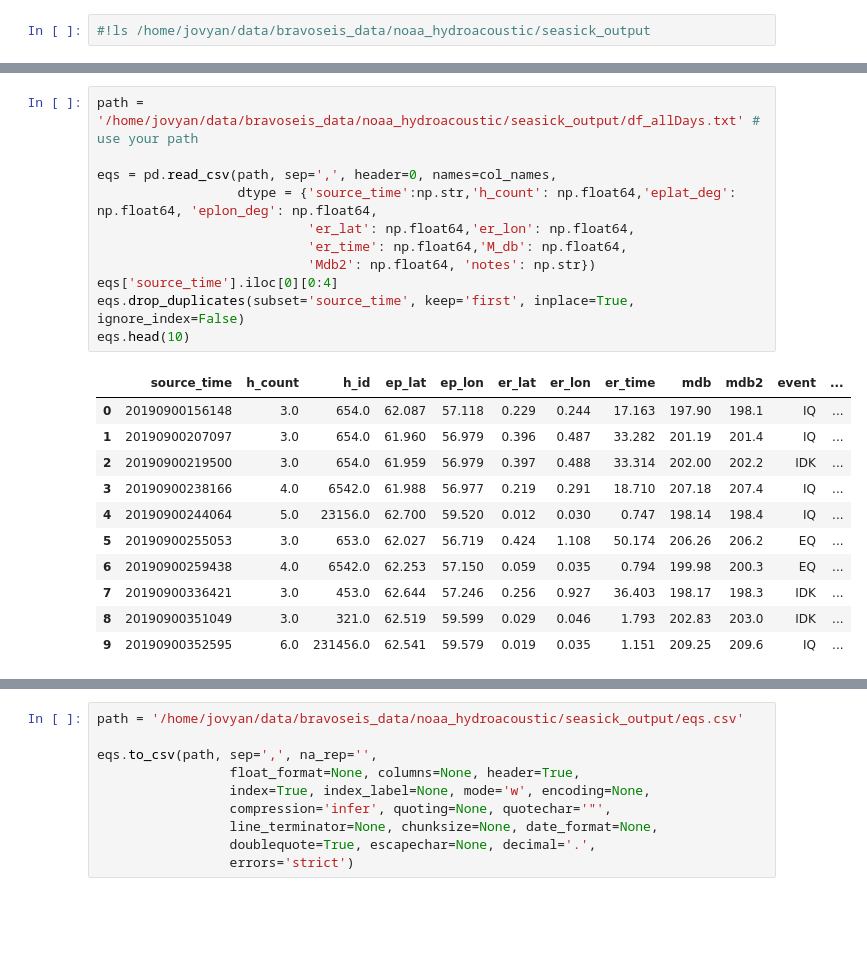
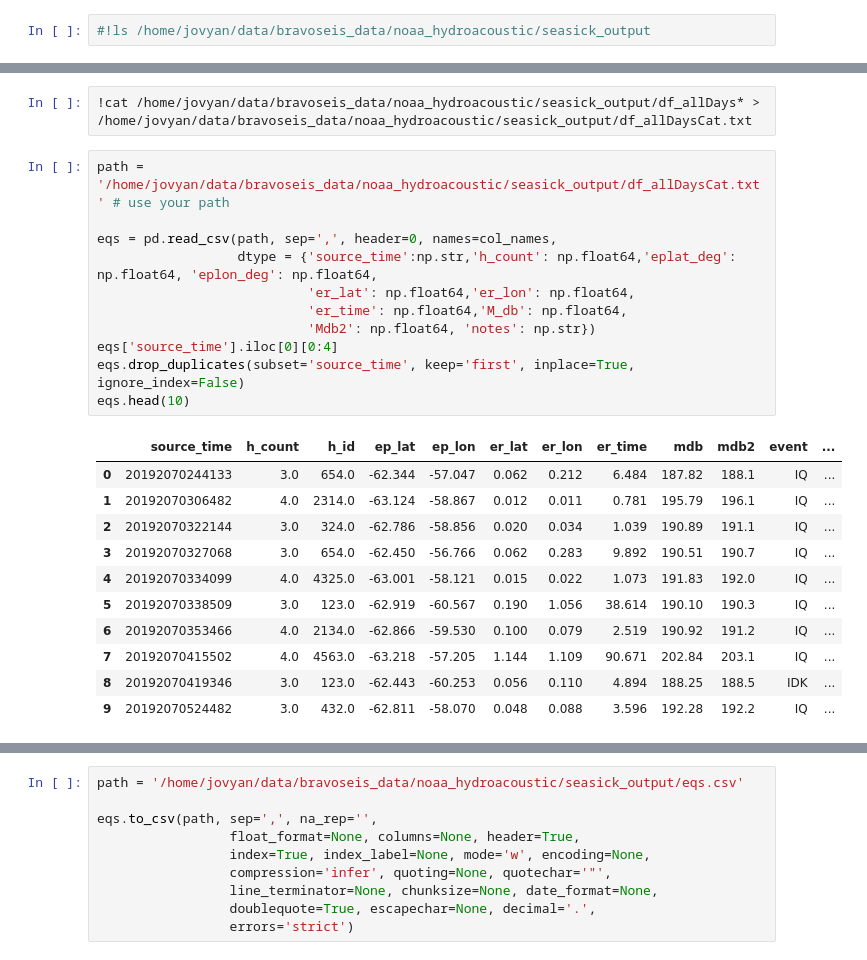
Before and after one commit to daxsoule/bravoseis, a Jupyter notebook: notebooks/hydroacoustic_dataframe.ipynb, the cells around one changed output, grey strips where cells are left out. Cells and saved outputs as stored; diff of their text form; blank space fills up the shorter version.

```diff
--- a/notebooks/hydroacoustic_dataframe.ipynb
+++ b/notebooks/hydroacoustic_dataframe.ipynb
@@ -98,26 +87,28 @@ col_names = ['source_time', 'h_count', 'h_id', 'ep_lat', 'ep_lon', 'er_lat', 'er
+# %%
+!cat /home/jovyan/data/bravoseis_data/noaa_hydroacoustic/seasick_output/df_allDays* > /home/jovyan/data/bravoseis_data/noaa_hydroacoustic/seasick_output/df_allDaysCat.txt
 # %%
-path = '/home/jovyan/data/bravoseis_data/noaa_hydroacoustic/seasick_output/df_allDays.txt' # use your path
+path = '/home/jovyan/data/bravoseis_data/noaa_hydroacoustic/seasick_output/df_allDaysCat.txt' # use your path
 
 eqs = pd.read_csv(path, sep=',', header=0, names=col_names,
                   dtype = {'source_time':np.str,'h_count': np.float64,'eplat_deg': np.float64, 'eplon_deg': np.float64,
                            'er_lat': np.float64,'er_lon': np.float64,
                            'er_time': np.float64,'M_db': np.float64,
                            'Mdb2': np.float64, 'notes': np.str})
 eqs['source_time'].iloc[0][0:4]
 eqs.drop_duplicates(subset='source_time', keep='first', inplace=True, ignore_index=False)
 eqs.head(10)
 # %% [output]
 |  | source_time | h_count | h_id | ep_lat | ep_lon | er_lat | er_lon | er_time | mdb | mdb2 | event | ... |
-| 0 | 20190900156148 | 3.0 | 654.0 | 62.087 | 57.118 | 0.229 | 0.244 | 17.163 | 197.90 | 198.1 | IQ | ... |
-| 1 | 20190900207097 | 3.0 | 654.0 | 61.960 | 56.979 | 0.396 | 0.487 | 33.282 | 201.19 | 201.4 | IQ | ... |
-| 2 | 20190900219500 | 3.0 | 654.0 | 61.959 | 56.979 | 0.397 | 0.488 | 33.314 | 202.00 | 202.2 | IDK | ... |
-| 3 | 20190900238166 | 4.0 | 6542.0 | 61.988 | 56.977 | 0.219 | 0.291 | 18.710 | 207.18 | 207.4 | IQ | ... |
-| 4 | 20190900244064 | 5.0 | 23156.0 | 62.700 | 59.520 | 0.012 | 0.030 | 0.747 | 198.14 | 198.4 | IQ | ... |
-| 5 | 20190900255053 | 3.0 | 653.0 | 62.027 | 56.719 | 0.424 | 1.108 | 50.174 | 206.26 | 206.2 | EQ | ... |
-| 6 | 20190900259438 | 4.0 | 6542.0 | 62.253 | 57.150 | 0.059 | 0.035 | 0.794 | 199.98 | 200.3 | EQ | ... |
-| 7 | 20190900336421 | 3.0 | 453.0 | 62.644 | 57.246 | 0.256 | 0.927 | 36.403 | 198.17 | 198.3 | IDK | ... |
-| 8 | 20190900351049 | 3.0 | 321.0 | 62.519 | 59.599 | 0.029 | 0.046 | 1.793 | 202.83 | 203.0 | IDK | ... |
-| 9 | 20190900352595 | 6.0 | 231456.0 | 62.541 | 59.579 | 0.019 | 0.035 | 1.151 | 209.25 | 209.6 | IQ | ... |
+| 0 | 20192070244133 | 3.0 | 654.0 | -62.344 | -57.047 | 0.062 | 0.212 | 6.484 | 187.82 | 188.1 | IQ | ... |
+| 1 | 20192070306482 | 4.0 | 2314.0 | -63.124 | -58.867 | 0.012 | 0.011 | 0.781 | 195.79 | 196.1 | IQ | ... |
+| 2 | 20192070322144 | 3.0 | 324.0 | -62.786 | -58.856 | 0.020 | 0.034 | 1.039 | 190.89 | 191.1 | IQ | ... |
+| 3 | 20192070327068 | 3.0 | 654.0 | -62.450 | -56.766 | 0.062 | 0.283 | 9.892 | 190.51 | 190.7 | IQ | ... |
+| 4 | 20192070334099 | 4.0 | 4325.0 | -63.001 | -58.121 | 0.015 | 0.022 | 1.073 | 191.83 | 192.0 | IQ | ... |
+| 5 | 20192070338509 | 3.0 | 123.0 | -62.919 | -60.567 | 0.190 | 1.056 | 38.614 | 190.10 | 190.3 | IQ | ... |
+| 6 | 20192070353466 | 4.0 | 2134.0 | -62.866 | -59.530 | 0.100 | 0.079 | 2.519 | 190.92 | 191.2 | IQ | ... |
+| 7 | 20192070415502 | 4.0 | 4563.0 | -63.218 | -57.205 | 1.144 | 1.109 | 90.671 | 202.84 | 203.1 | IQ | ... |
+| 8 | 20192070419346 | 3.0 | 123.0 | -62.443 | -60.253 | 0.056 | 0.110 | 4.894 | 188.25 | 188.5 | IDK | ... |
+| 9 | 20192070524482 | 3.0 | 432.0 | -62.811 | -58.070 | 0.048 | 0.088 | 3.596 | 192.28 | 192.2 | IQ | ... |
 # %%
 eqs['time'] = pd.to_datetime(eqs['source_time'], format='%Y%j%H%M%S%f')
 
```
Also changed, not shown: parts of 9 cells of this notebook, 3 other files.
